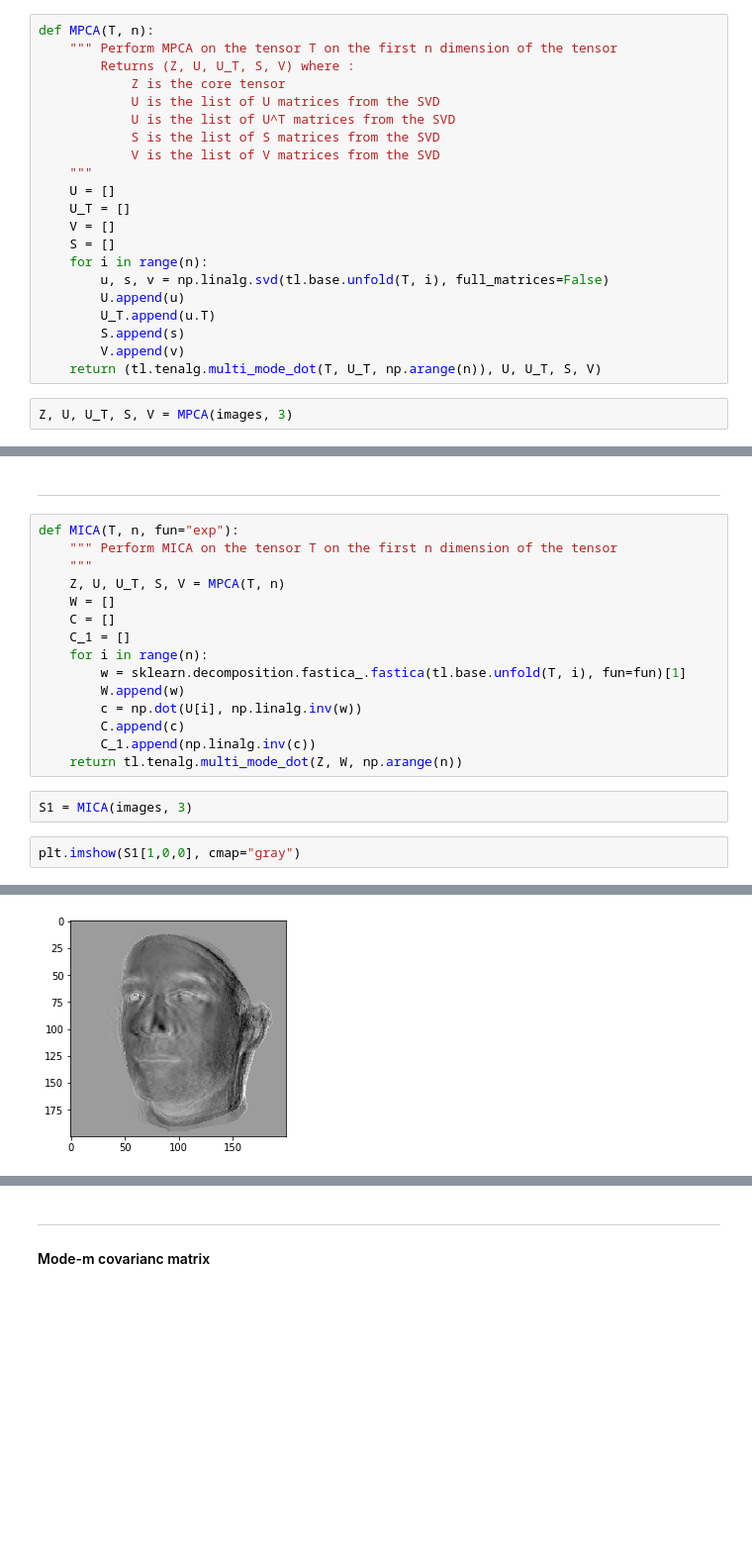
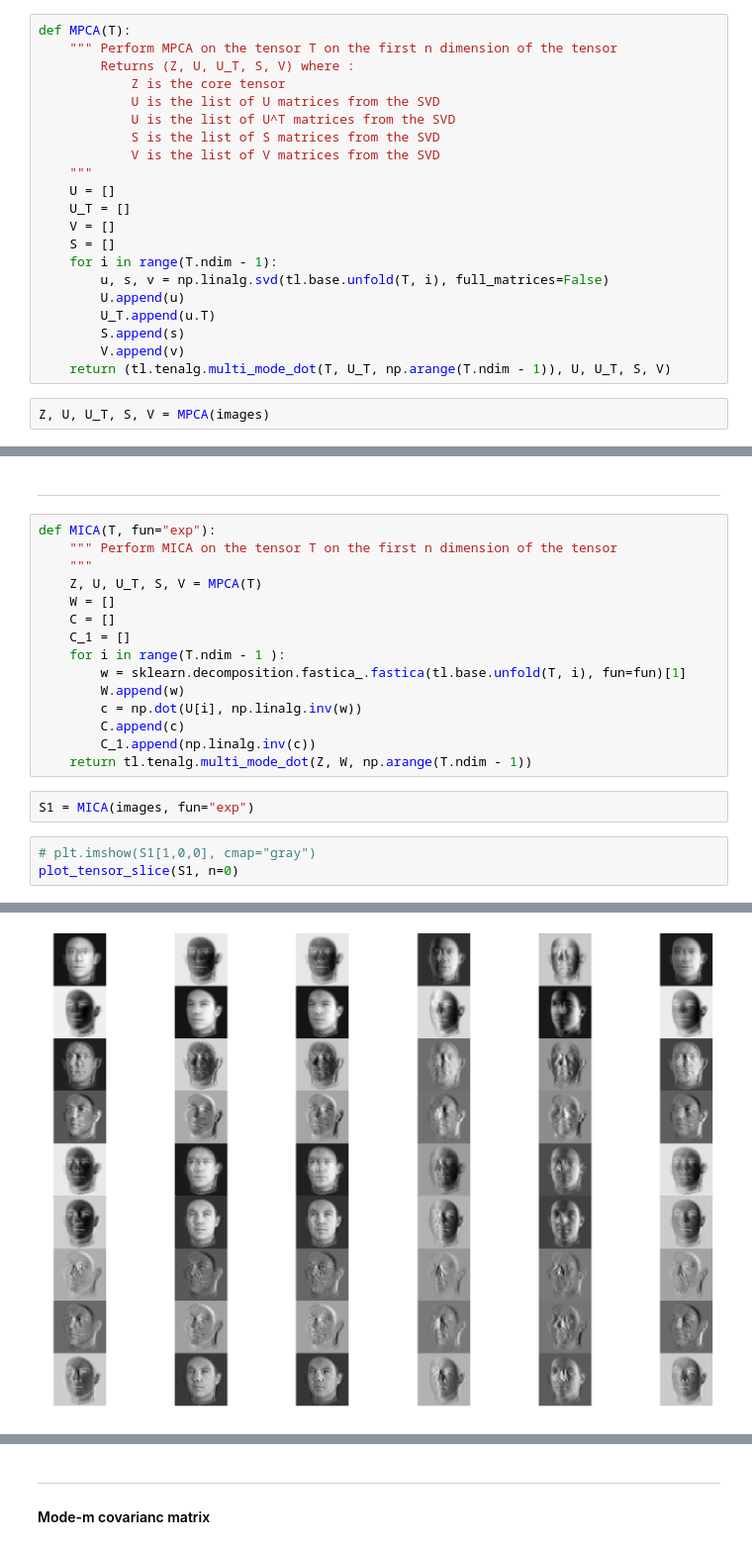
Before and after one commit to aalkhalil155/Kernalized-MICA, a Jupyter notebook: open_data.ipynb, the cells around one changed output, grey strips where cells are left out. Shown at 99% size. Drawn from its saved outputs; the diff is of its cells as text; blank space fills up the shorter version.

```diff
--- a/open_data.ipynb
+++ b/open_data.ipynb
@@ -28,7 +54,7 @@ for im_name in os.listdir(path):
 # %% [markdown]
 -----------------
 # %%
-def MPCA(T, n):
+def MPCA(T):
     """ Perform MPCA on the tensor T on the first n dimension of the tensor
         Returns (Z, U, U_T, S, V) where :
             Z is the core tensor
@@ -41,12 +67,12 @@ def MPCA(T, n):
     U_T = []
     V = []
     S = []
-    for i in range(n):
+    for i in range(T.ndim - 1):
         u, s, v = np.linalg.svd(tl.base.unfold(T, i), full_matrices=False)
         U.append(u)
         U_T.append(u.T)
         S.append(s)
         V.append(v)
-    return (tl.tenalg.multi_mode_dot(T, U_T, np.arange(n)), U, U_T, S, V)
+    return (tl.tenalg.multi_mode_dot(T, U_T, np.arange(T.ndim - 1)), U, U_T, S, V)
 # %%
-Z, U, U_T, S, V = MPCA(images, 3)
+Z, U, U_T, S, V = MPCA(images)
@@ -58,22 +88,23 @@ plt.imshow(Z[2,1,0], cmap="gray")
 # %% [markdown]
 ---------------
 # %%
-def MICA(T, n, fun="exp"):
+def MICA(T, fun="exp"):
     """ Perform MICA on the tensor T on the first n dimension of the tensor
     """
-    Z, U, U_T, S, V = MPCA(T, n)
+    Z, U, U_T, S, V = MPCA(T)
     W = []
     C = []
     C_1 = []
-    for i in range(n):
+    for i in range(T.ndim - 1 ):
         w = sklearn.decomposition.fastica_.fastica(tl.base.unfold(T, i), fun=fun)[1]
         W.append(w)
         c = np.dot(U[i], np.linalg.inv(w))
         C.append(c)
         C_1.append(np.linalg.inv(c))
-    return tl.tenalg.multi_mode_dot(Z, W, np.arange(n))
+    return tl.tenalg.multi_mode_dot(Z, W, np.arange(T.ndim - 1))
 # %%
-S1 = MICA(images, 3)
+S1 = MICA(images, fun="exp")
 # %%
-plt.imshow(S1[1,0,0], cmap="gray")
+# plt.imshow(S1[1,0,0], cmap="gray")
+plot_tensor_slice(S1, n=0)
 # %% [output]
@@ -81 +111 @@ plt.imshow(S1[1,0,0], cmap="gray")
-[figure, old version]
+[figure, new version]
```
Also changed, not shown: parts of 31 cells of this notebook.
